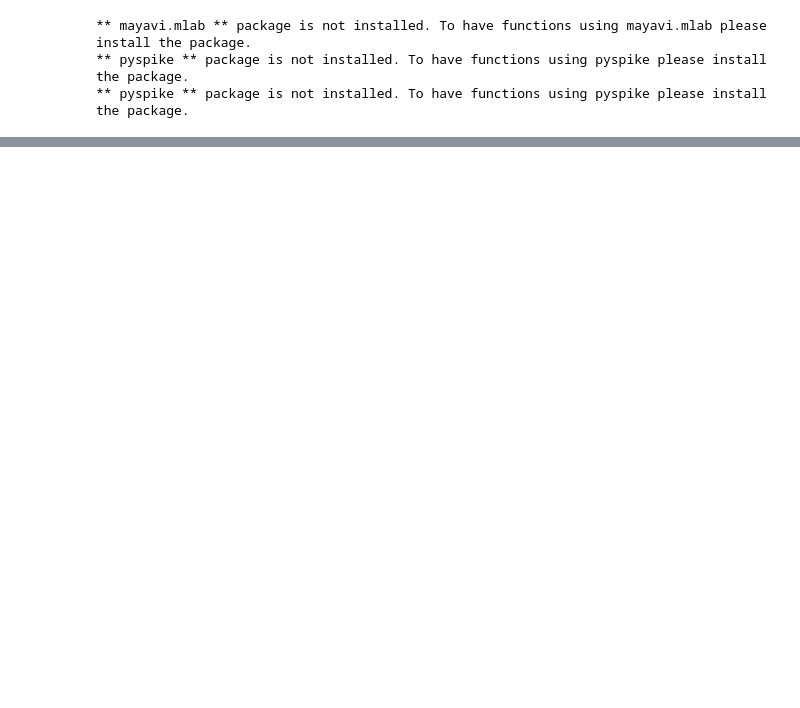
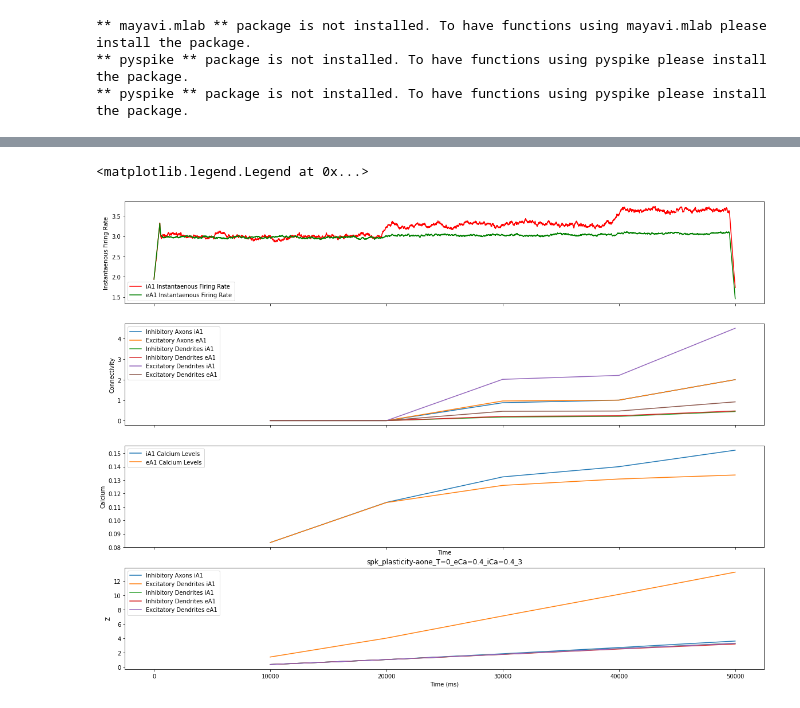
Before and after one commit to 104H/simulenation, a Jupyter notebook: src/plasticity-analysis.ipynb, the cells around one changed output, grey strips where cells are left out. Saved outputs shown, nothing was run; the diff lists cells and outputs as text; code cells hidden in the pictures; blank space fills up the shorter version.

```diff
--- a/src/plasticity-analysis.ipynb
+++ b/src/plasticity-analysis.ipynb
@@ -55,3 +38,72 @@ def smoothedspikes(spikes):
+# %%
+spk = pd.read_pickle(pth + fls[0])
+
+fig, ax = plt.subplots(4, 1, sharex=True)
+fig.set_size_inches(20, 15)
+
+plt.title(fls[0])
+
+# Inst Firing Rate
+axis = ax[0]
+
+x, y = smoothedspikes(spk.spikeobj['iA1'])
+axis.plot(x, y, label="iA1 Instantaenous Firing Rate", c='r')
+
+x, y = smoothedspikes(spk.spikeobj['eA1'])
+axis.plot(x, y, label="eA1 Instantaenous Firing Rate", c='g')
+
+axis.set_ylabel("Instantaenous Firing Rate")
+axis.legend()
+
+# Connectivity
+axis = ax[1]
+
+axis.plot(range(s, l, recordstep), spk.connectivity['z_connected']['Axon']['in']['iA1'], label="Inhibitory Axons iA1")
+#axis.plot(range(s, l, recordstep), spk.connectivity['z_connected']['Axon']['in']['eA1'], label="iA1 Connectivity")
+#axis.plot(range(s, l, recordstep), spk.connectivity['z_connected']['Axon']['ex']['iA1'], label="iA1 Connectivity")
+axis.plot(range(s, l, recordstep), spk.connectivity['z_connected']['Axon']['ex']['eA1'], label="Excitatory Axons eA1")
+axis.plot(range(s, l, recordstep), spk.connectivity['z_connected']['Den']['in']['iA1'], label="Inhibitory Dendrites iA1")
+axis.plot(range(s, l, recordstep), spk.connectivity['z_connected']['Den']['in']['eA1'], label="Inhibitory Dendrites eA1")
+axis.plot(range(s, l, recordstep), spk.connectivity['z_connected']['Den']['ex']['iA1'], label="Excitatory Dendrites iA1")
+axis.plot(range(s, l, recordstep), spk.connectivity['z_connected']['Den']['ex']['eA1'], label="Excitatory Dendrites eA1")
+
+axis.set_ylabel("Connectivity")
+axis.legend()
+
+# Calcium
+axis = ax[2]
+
+axis.plot(range(s, l, recordstep), spk.calcium['iA1'], label="iA1 Calcium Levels")
+axis.plot(range(s, l, recordstep), spk.calcium['eA1'], label="eA1 Calcium Levels")
+
+axis.set_ylabel("Calcium")
+axis.legend()
+
+axis.set_xlabel("Time")
+axis.legend()
+
+# Z
+axis = ax[3]
+
+axis.plot(range(s, l, recordstep), spk.connectivity['z']['Axon']['in']['iA1'], label="Inhibitory Axons iA1")
+#axis.plot(range(s, l, recordstep), spk.connectivity['z']['Axon']['in']['eA1'], label="iA1 Connectivity")
+#axis.plot(range(s, l, recordstep), spk.connectivity['z']['Axon']['ex']['iA1'], label="iA1 Connectivity")
+#axis.plot(range(s, l, recordstep), spk.connectivity['z']['Axon']['ex']['eA1'], label="Excitatory Axons eA1")
+axis.plot(range(s, l, recordstep), spk.connectivity['z']['Den']['ex']['iA1'], label="Excitatory Dendrites iA1")
+axis.plot(range(s, l, recordstep), spk.connectivity['z']['Den']['in']['iA1'], label="Inhibitory Dendrites iA1")
+axis.plot(range(s, l, recordstep), spk.connectivity['z']['Den']['in']['eA1'], label="Inhibitory Dendrites eA1")
+axis.plot(range(s, l, recordstep), spk.connectivity['z']['Den']['ex']['eA1'], label="Excitatory Dendrites eA1")
+
+axis.set_ylabel("Z")
+axis.legend()
+
+axis.set_xlabel("Time (ms)")
+axis.legend()
+
+#plt.savefig("/home/pbr-student/Downloads/thesis-plots/plasticity.pdf")
+# %% [output]
+<matplotlib.legend.Legend at 0x...>
+[figure, added]
 # %%
 spk = pd.read_pickle(pth + fls[0])
 
```
Also changed, not shown: parts of 3 cells of this notebook, 4 other files.
